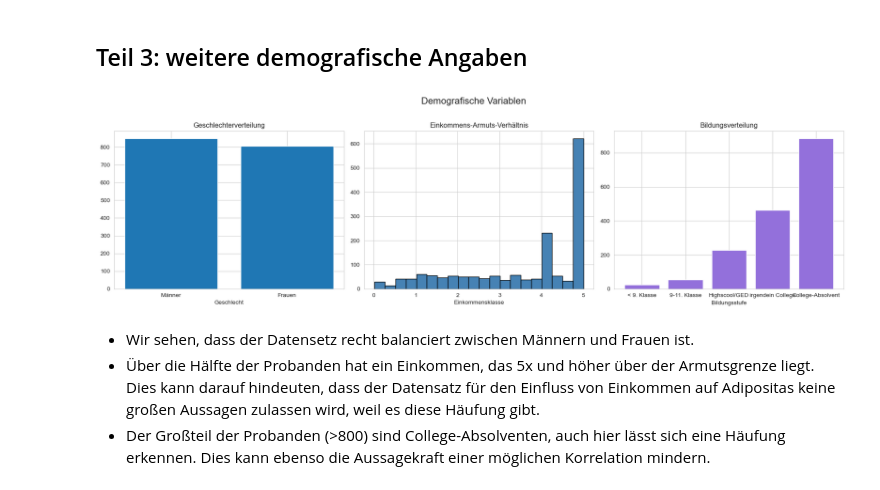
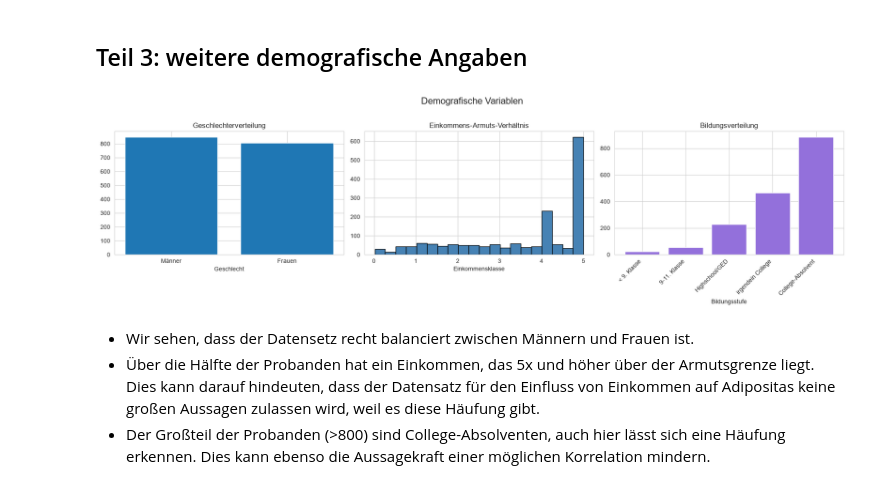
Before and after one commit to melnarnia/nhanes-obesity-project, a Jupyter notebook: rauen_datavisualization.ipynb, the cells around one changed output. Saved outputs shown, nothing was run; the diff lists cells and outputs as text; code cells hidden in the pictures.

```diff
--- a/rauen_datavisualization.ipynb
+++ b/rauen_datavisualization.ipynb
@@ -122,28 +122,31 @@ Die Verteilung der Gewichtsklassen ist relativ ausgeglichen. Die meisten sind ü
 # %%
 fig, ax = plt.subplots(1, 3, figsize=(18, 5))
 
 gender_counts = df['gender'].value_counts().reindex([1.0, 2.0], fill_value=0)
 ax[0].bar(['Männer', 'Frauen'], gender_counts.values)
 ax[0].set_xlabel('Geschlecht')
 ax[0].set_title('Geschlechterverteilung')
 
 ax[1].hist(df['income'], bins=20, color='steelblue', edgecolor='black')
 ax[1].set_xlabel('Einkommensklasse')
 ax[1].set_title('Einkommens-Armuts-Verhältnis')
 
 ax[2].bar(
-    ['< 9. Klasse', '9-11. Klasse', 'Highscool/GED', 'irgendein College', 'College-Absolvent'],
+    ['< 9. Klasse', '9-11. Klasse', 'Highschool/GED', 'irgendein College', 'College-Absolvent'],
     df['education_lvl'].value_counts().reindex([1.0, 2.0, 3.0, 4.0, 5.0], fill_value=0).values,
     color='mediumpurple'
 )
 ax[2].set_xlabel('Bildungsstufe')
 ax[2].set_title('Bildungsverteilung')
+ax[2].tick_params(axis='x', rotation=45)
+for label in ax[2].get_xticklabels():
+    label.set_ha('right')
 
 plt.suptitle('Demografische Variablen', fontsize=16, y=1.02)
 plt.tight_layout()
 plt.show()
 # %% [output]
-[figure, old version]
+[figure, new version]
 # %% [markdown]
 - Wir sehen, dass der Datensetz recht balanciert zwischen Männern und Frauen ist.
 - Über die Hälfte der Probanden hat ein Einkommen, das 5x und höher über der Armutsgrenze liegt. Dies kann darauf hindeuten, dass der Datensatz für den Einfluss von Einkommen auf Adipositas keine großen Aussagen zulassen wird, weil es diese Häufung gibt.
```
Also changed, not shown: parts of 6 cells of this notebook.
